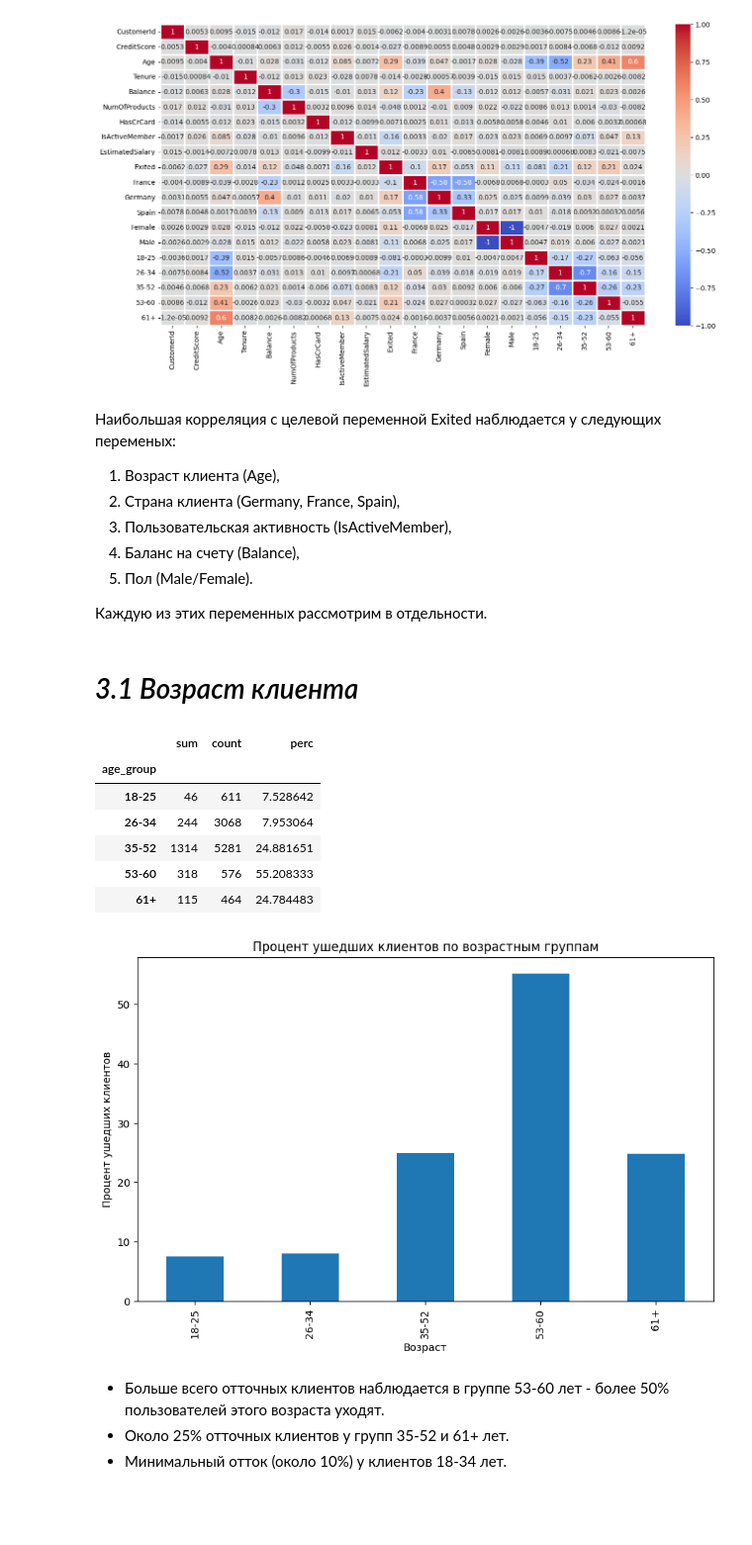
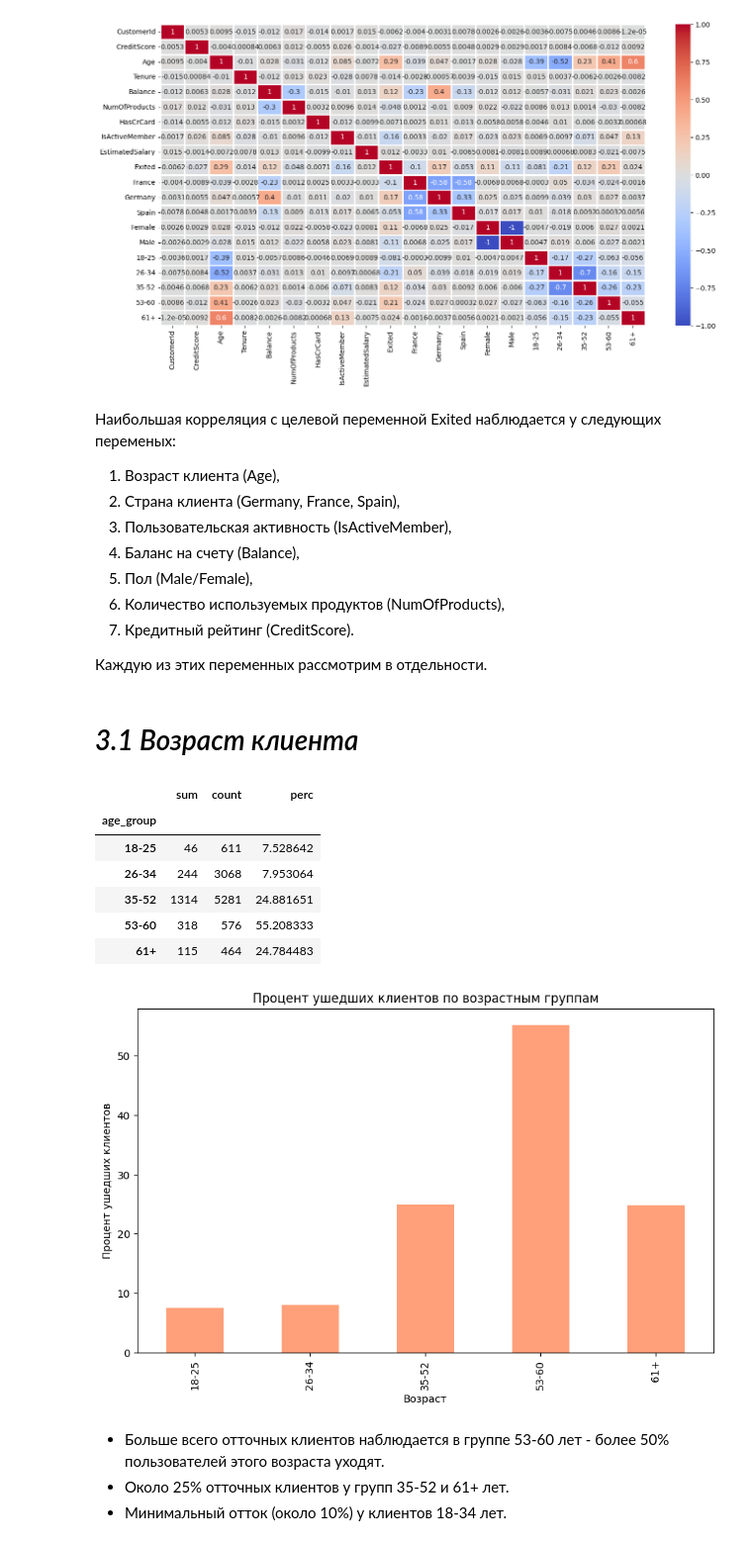
Before and after one commit to uastrova/Bank-Customer-Churn-Analysis, a Jupyter notebook: bank-customer-churn-prediction.ipynb, the cells around one changed output. Shown at 99% size. Drawn from its saved outputs; the diff is of its cells as text; code cells hidden in the pictures; blank space fills up the shorter version.

```diff
--- a/bank-customer-churn-prediction.ipynb
+++ b/bank-customer-churn-prediction.ipynb
@@ -313,31 +313,32 @@ sns.heatmap (df_corr.corr(), annot=True, vmin=-1, vmax=1, center= 0, cmap= 'cool
 2. Страна клиента (Germany, France, Spain),
 3. Пользовательская активность (IsActiveMember),
 4. Баланс на счету (Balance),
-5. Пол (Male/Female).
+5. Пол (Male/Female),
+6. Количество используемых продуктов (NumOfProducts),
+7. Кредитный рейтинг (CreditScore).
 
 Каждую из этих переменных рассмотрим в отдельности.
 # %% [markdown]
 # *3.1 Возраст клиента*
 # %%
-# Рассчитаем процент ушедших клиентов по возрастным группам от общего числа клиентов каждой группы:
+# процент ушедших клиентов по возрастным группам от общего числа клиентов каждой группы:
 age_churn = df.pivot_table(index = 'age_group', values = 'Exited', aggfunc =['sum', 'count'])
 age_churn.columns = age_churn.columns.droplevel(level=1)
 age_churn ['perc'] = age_churn['sum']/age_churn['count']*100
 
-# Построим столбчатую диаграмму:
 age_churn['perc'].plot (
     kind='bar', title = 'Процент ушедших клиентов по возрастным группам',
-    xlabel = 'Возраст', ylabel = 'Процент ушедших клиентов', figsize = (10,6));
+    color = 'lightsalmon', xlabel = 'Возраст', ylabel = 'Процент ушедших клиентов', figsize = (10,6));
 age_churn
 # %% [output]
 |  | sum | count | perc |
 | age_group |  |  |  |
 | 18-25 | 46 | 611 | 7.528642 |
 | 26-34 | 244 | 3068 | 7.953064 |
 | 35-52 | 1314 | 5281 | 24.881651 |
 | 53-60 | 318 | 576 | 55.208333 |
 | 61+ | 115 | 464 | 24.784483 |
-[figure, old version]
+[figure, new version]
 # %% [markdown]
 * Больше всего отточных клиентов наблюдается в группе 53-60 лет - более 50% пользователей этого возраста уходят.
 * Около 25% отточных клиентов у групп 35-52 и 61+ лет.
```
Also changed, not shown: parts of 31 cells of this notebook.
